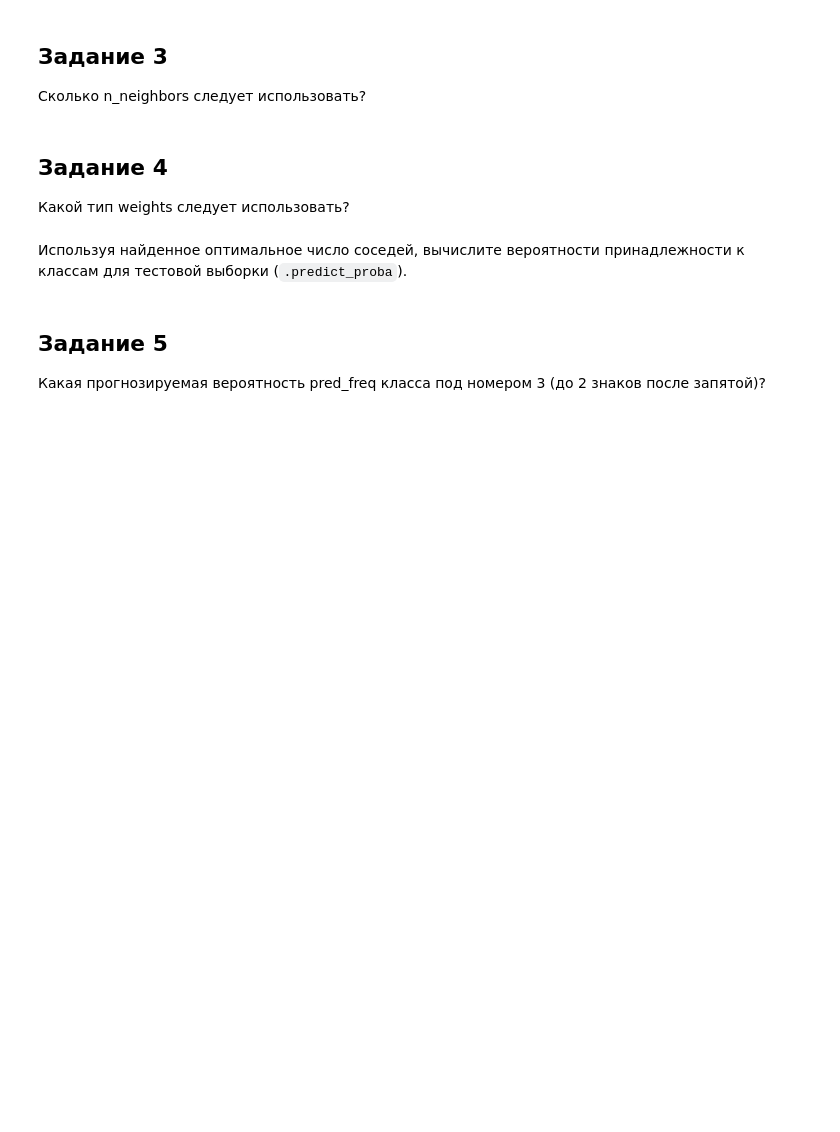
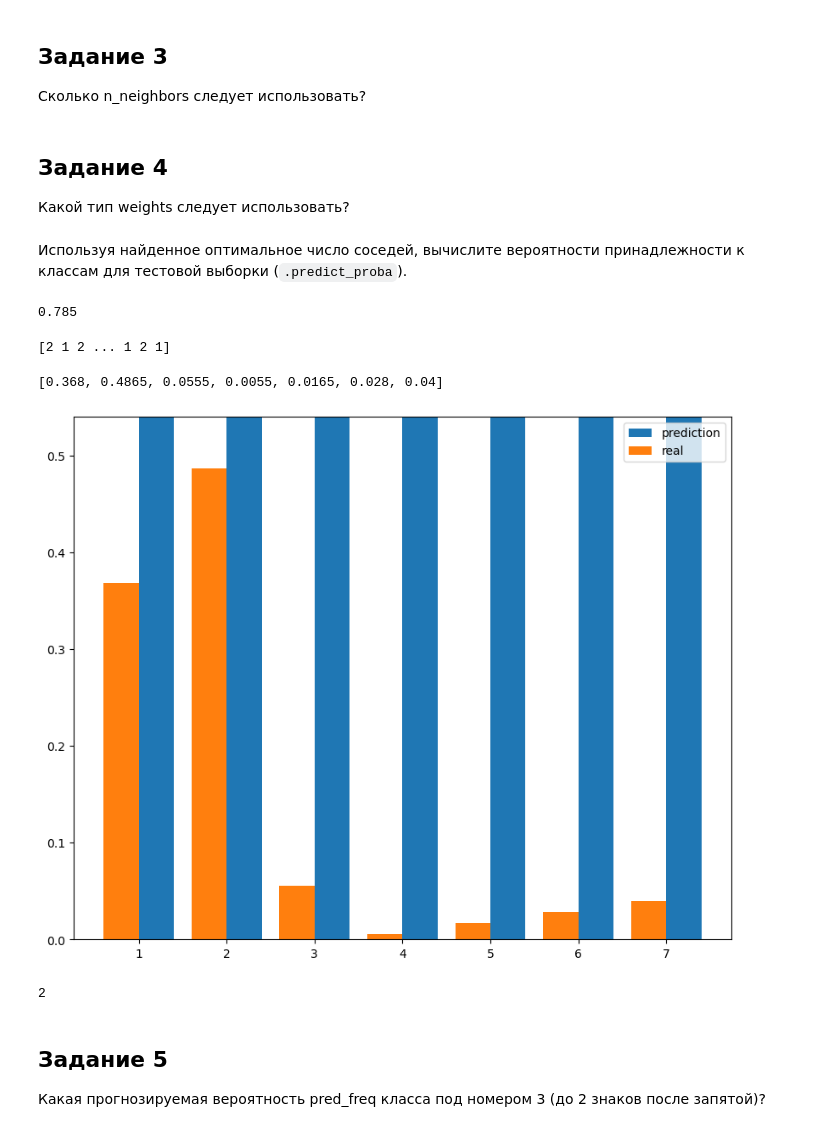
Before and after one commit to 05-515/-, a Jupyter notebook: 13_3_hw_ml_pipeline.ipynb, the cells around one changed output. Drawn from its saved outputs; the diff is of its cells as text; code cells hidden in the pictures; blank space fills up the shorter version.

```diff
--- a/13_3_hw_ml_pipeline.ipynb
+++ b/13_3_hw_ml_pipeline.ipynb
@@ -29,5 +29,5 @@ import numpy as np
 
 Если вы запускаете данный ноутбук в Colab, вам сначала необходимо дать Colab доступ к вашему Google Drive. Для этого мы подготовили для вас инструкцию: [Инструкция по подключению Google drive к GoogleColab](https://yadi.sk/i/sqqI2xVBcztIDw).
 # %%
-all_data = pd.read_csv('forest_dataset.csv')
+all_data = pd.read_csv('C:/Users/030110/Downloads/forest_dataset.csv')
 all_data.head()
@@ -143,0 +161,11 @@ clf = # Ваш код здесь
+# %%
+from sklearn.neighbors import KNeighborsClassifier
+from sklearn.metrics import accuracy_score
+
+# создание модели с указанием гиперпараметра C
+clf = KNeighborsClassifier()
+# обучение модели
+clf.fit(train_feature_matrix, train_labels)
+# предсказание на тестовой выборке
+y_pred = clf.predict(test_feature_matrix)
+accuracy_score(test_labels, y_pred)
@@ -180,18 +221,37 @@ pred_prob = # Ваш код здесь
+# %%
+optimal_clf = KNeighborsClassifier(metric='manhattan', n_neighbors=4, weights='distance')
+# Обучение. Ваш код здесь
+optimal_clf.fit(train_feature_matrix, train_labels)
+# предсказание на тестовой выборке
+pred_prob = optimal_clf.predict(test_feature_matrix)
+accuracy_score(test_labels, pred_prob)
+# %% [output]
+0.785
+# %%
+print(pred_prob)
+# %% [output]
+[2 1 2 ... 1 2 1]
 # %%
 import matplotlib.pyplot as plt
 %matplotlib inline
 import numpy as np
 
 unique, freq = np.unique(test_labels, return_counts=True)
 freq = list(map(lambda x: x / len(test_labels),freq))
+print(freq)
+pred_freq = pred_prob.mean(axis=0)
 
-pred_freq = pred_prob.mean(axis=0)
 plt.figure(figsize=(10, 8))
 plt.bar(range(1, 8), pred_freq, width=0.4, align="edge", label='prediction')
 plt.bar(range(1, 8), freq, width=-0.4, align="edge", label='real')
 plt.ylim(0, 0.54)
 plt.legend()
 plt.show()
+pred_prob[2]
+# %% [output]
+[0.368, 0.4865, 0.0555, 0.0055, 0.0165, 0.028, 0.04]
+[figure, added]
+2
 # %% [markdown]
 ## Задание 5
 Какая прогнозируемая вероятность pred_freq класса под номером 3 (до 2 знаков после запятой)?
```
Also changed, not shown: parts of 12 cells of this notebook, 1 other file.
